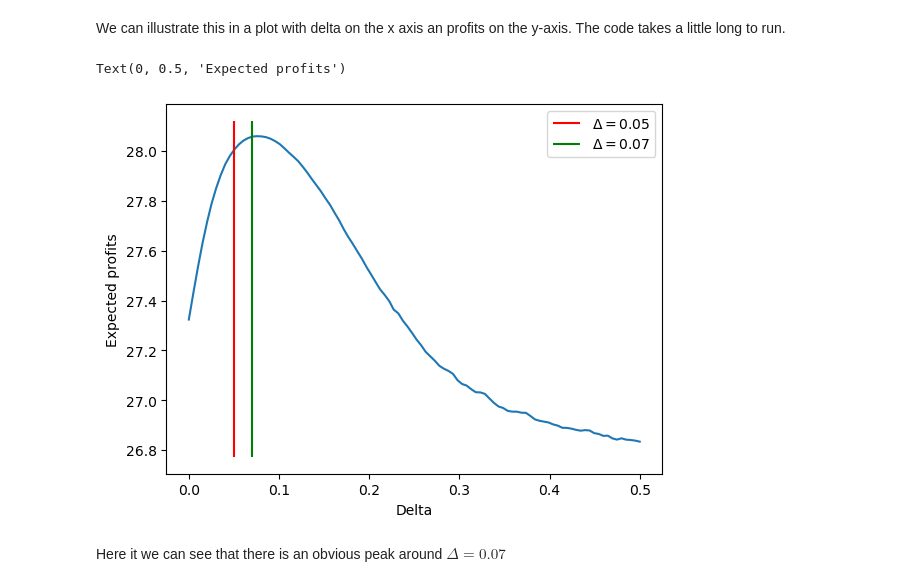
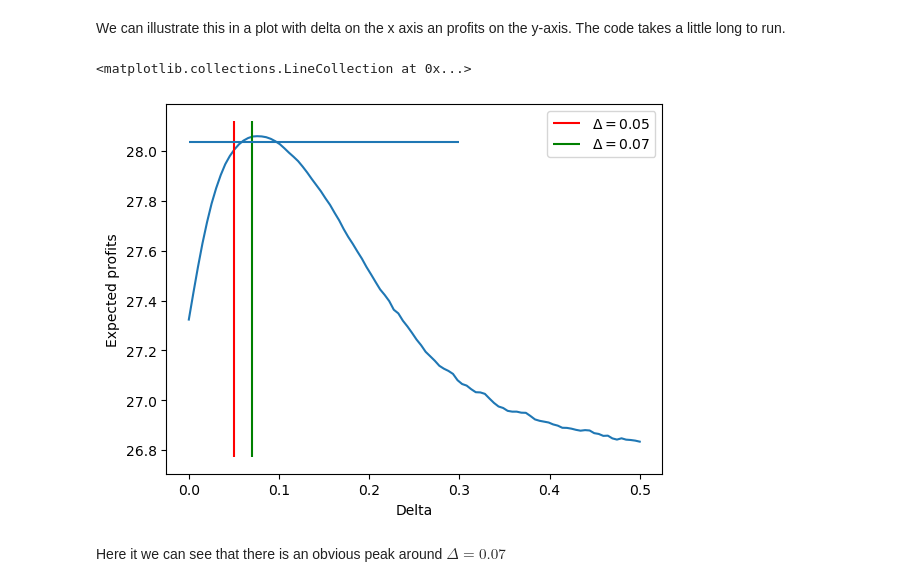
Before and after one commit to NumEconCopenhagen/projects-2023-scb, a Jupyter notebook: exam/problem 2.ipynb, the cells around one changed output. Cells and saved outputs as stored; diff of their text form; code cells hidden in the pictures.

```diff
--- a/exam/problem 2.ipynb
+++ b/exam/problem 2.ipynb
@@ -219,7 +219,7 @@ prof_Delta_0 = np.zeros(len(Ks))
 for i,K in enumerate(Ks):
     par.K = K
     np.random.seed(1234)
-    prof_Delta_0[i] = big_H(par)]
+    prof_Delta_0[i] = big_H(par)
 
 fig, ax = plt.subplots(1,1)
 ax.plot(Ks, prof_Delta_0, marker='o')
@@ -300,17 +300,18 @@ for i, d in tqdm(enumerate(Delta)):
 # %%
 fig, ax = plt.subplots(1,1)
 ax.plot(Delta, H)
 ymin = ax.get_ylim()[0]
 ymax = ax.get_ylim()[1]
 # Add a vertical line at x=3 aligned with the top and bottom of the figure
 ax.vlines(x=0.05, ymin=ymin, ymax=ymax, color='r', label="$\Delta = 0.05$")
 ax.vlines(x=0.07, ymin=ymin, ymax=ymax, color='g', label="$\Delta = 0.07$")
 ax.legend()
 ax.set_xlabel('Delta')
 ax.set_ylabel('Expected profits')
+ax.hlines(28.154989158851436, xmin=0, xmax=0.3)
 # %% [output]
-Text(0, 0.5, 'Expected profits')
+<matplotlib.collections.LineCollection at 0x...>
-[figure, old version]
+[figure, new version]
 # %% [markdown]
 Here it we can see that there is an obvious peak around $\Delta=0.07$
 # %% [markdown]
```
Also changed, not shown: parts of 8 cells of this notebook, 1 other file.
